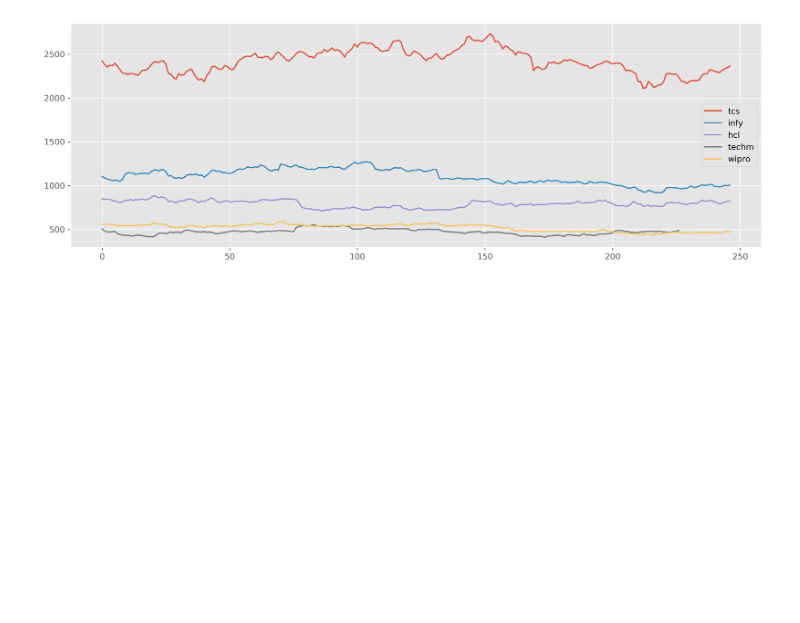
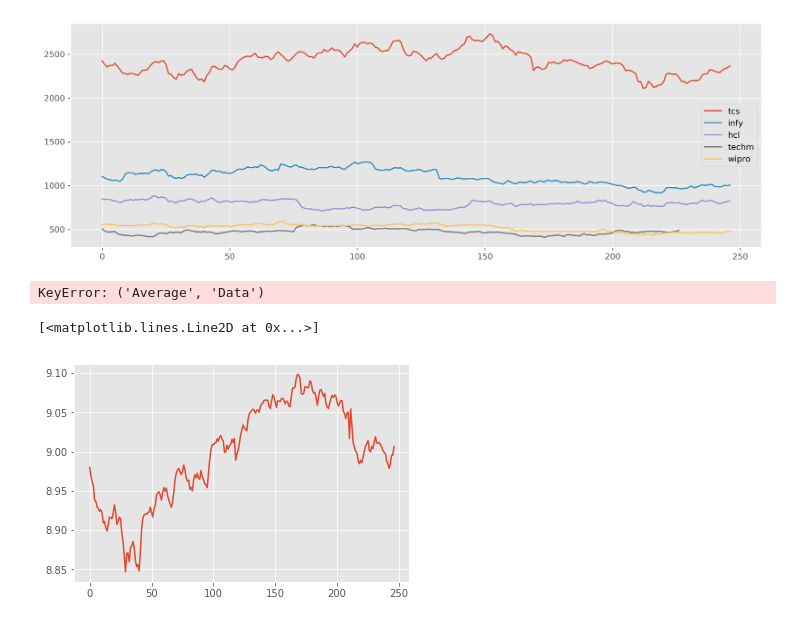
Before and after one commit to ReetBarik/Machine-Learning-Project, a Jupyter notebook: code_test.ipynb, the cells around one changed output. Cells and saved outputs as stored; diff of their text form; code cells hidden in the pictures; blank space fills up the shorter version.

```diff
--- a/code_test.ipynb
+++ b/code_test.ipynb
@@ -64,0 +101,10 @@ plt.show()
+# %%
+test_stationarity(nifty_data['Average'])
+# %% [output]
+KeyError: ('Average', 'Data')
+# %%
+nifty_avg_log = np.log(nifty_data['Average'])
+plt.plot(nifty_avg_log)
+# %% [output]
+[<matplotlib.lines.Line2D at 0x...>]
+[figure, added]
```
Also changed, not shown: parts of 7 cells of this notebook.
